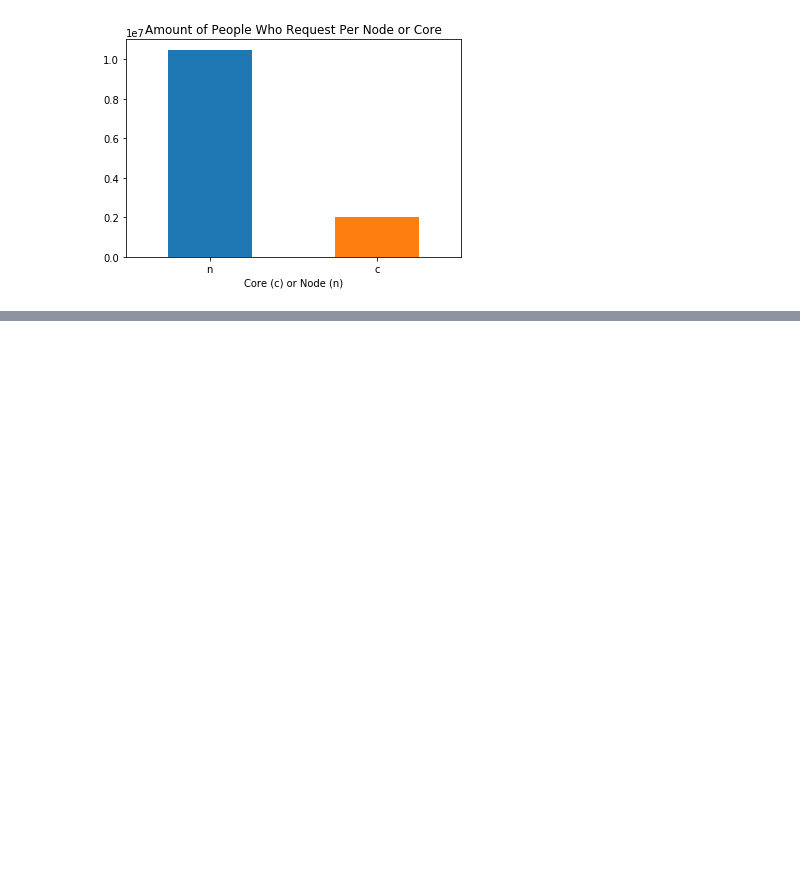
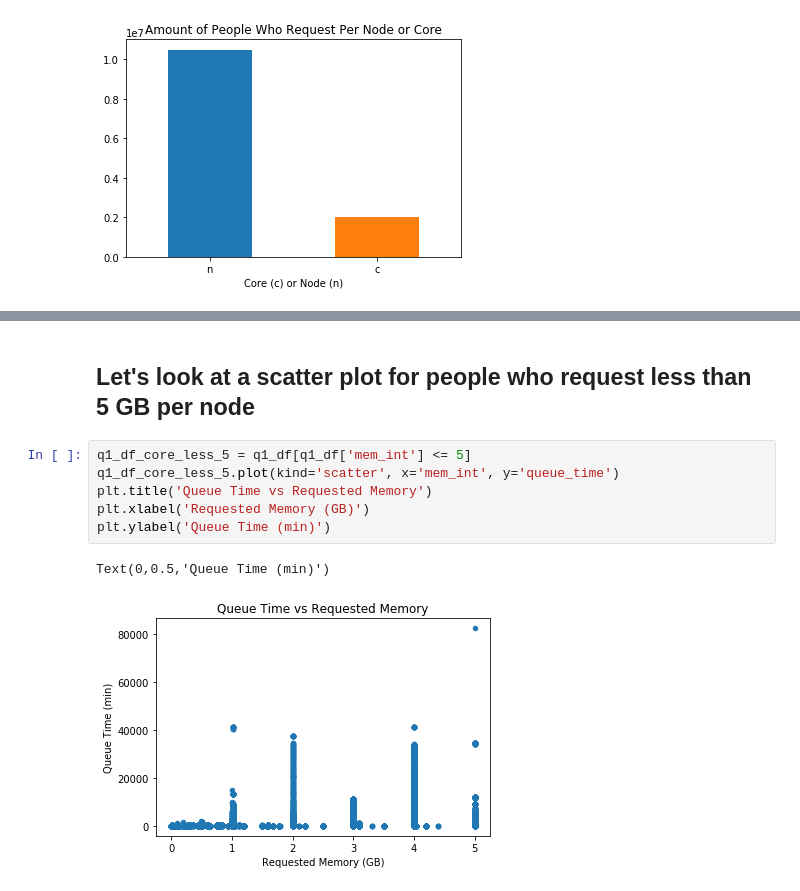
Before and after one commit to asidamo/Analysis-of-Job-Logs, a Jupyter notebook: DQ2_Andrew.ipynb, the cells around one changed output, grey strips where cells are left out. Saved outputs shown, nothing was run; the diff lists cells and outputs as text; blank space fills up the shorter version.

```diff
--- a/DQ2_Andrew.ipynb
+++ b/DQ2_Andrew.ipynb
@@ -599,0 +695,11 @@ print(q1_med.head(30))
+# %% [markdown]
+## Let's look at a scatter plot for people who request less than 5 GB per node
+# %%
+q1_df_core_less_5 = q1_df[q1_df['mem_int'] <= 5]
+q1_df_core_less_5.plot(kind='scatter', x='mem_int', y='queue_time')
+plt.title('Queue Time vs Requested Memory')
+plt.xlabel('Requested Memory (GB)')
+plt.ylabel('Queue Time (min)')
+# %% [output]
+Text(0,0.5,'Queue Time (min)')
+[figure, added]
```
Also changed, not shown: parts of 25 cells of this notebook.
